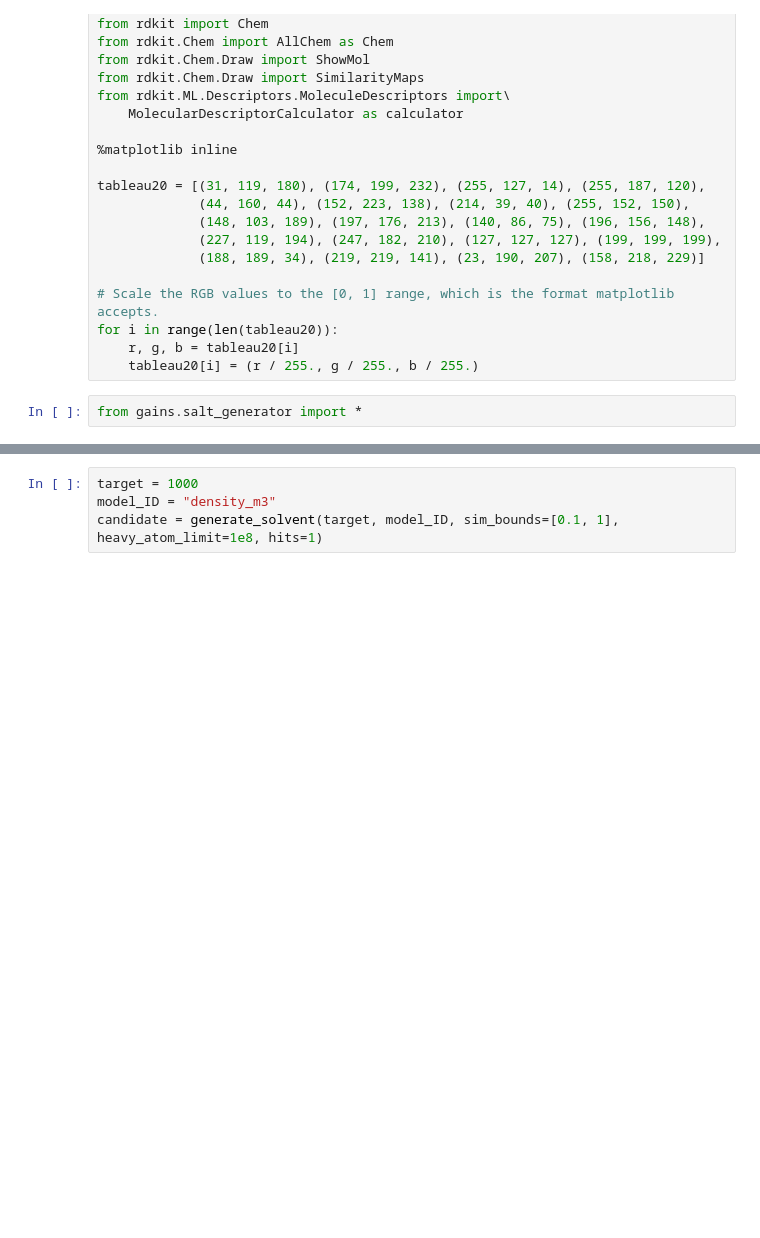
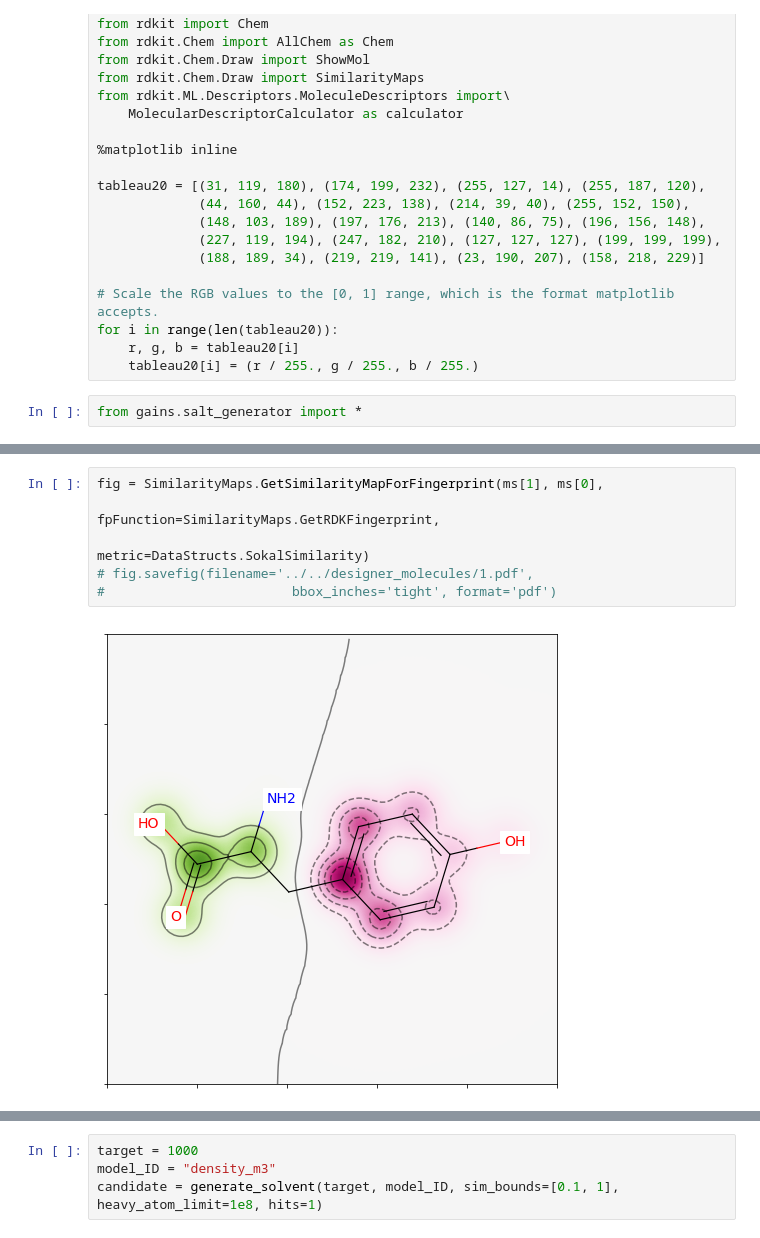
Before and after one commit to wesleybeckner/gains, a Jupyter notebook: scripts/gains_prototype.ipynb, the cells around one changed output, grey strips where cells are left out. Drawn from its saved outputs; the diff is of its cells as text; blank space fills up the shorter version.

```diff
--- a/scripts/gains_prototype.ipynb
+++ b/scripts/gains_prototype.ipynb
@@ -61,0 +82,8 @@ genetic.molecular_similarity(best, parent_candidates, all=True)
+# %%
+fig = SimilarityMaps.GetSimilarityMapForFingerprint(ms[1], ms[0],
+                                                    fpFunction=SimilarityMaps.GetRDKFingerprint,
+                                                   metric=DataStructs.SokalSimilarity)
+# fig.savefig(filename='../../designer_molecules/1.pdf',
+#                        bbox_inches='tight', format='pdf')
+# %% [output]
+[figure, added]
```
Also changed, not shown: parts of 11 cells of this notebook, 45 other files.
